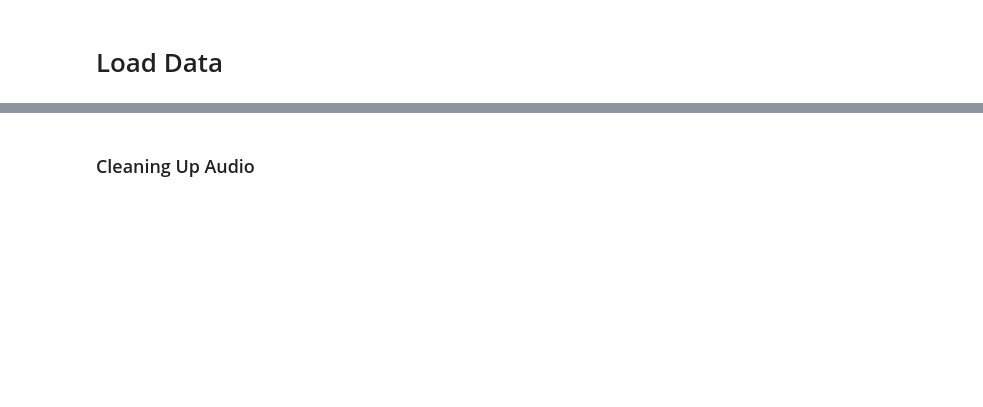
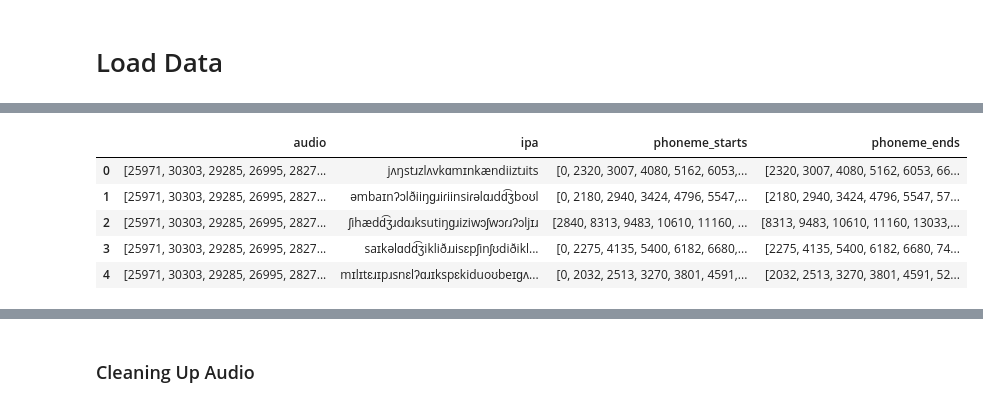
Before and after one commit to KoelLabs/ML, a Jupyter notebook: notebooks/TIMIT_Evaluation.ipynb, the cells around one changed output, grey strips where cells are left out. Cells and saved outputs as stored; diff of their text form; code cells hidden in the pictures; blank space fills up the shorter version.

```diff
--- a/notebooks/TIMIT_Evaluation.ipynb
+++ b/notebooks/TIMIT_Evaluation.ipynb
@@ -36,17 +37,6 @@ timit_files = timit.namelist()
 # %%
 
 test_files = list(set(map(lambda x: x.split('.')[0], filter(lambda x: x.startswith('data/TEST'), timit_files))))
-# %%
-
-def timit_file_to_dict(filename):
-    with timit.open(filename + '.PHN') as phn_file:
-        timestamped_phonemes = []
-        for line in phn_file.read().decode('utf-8').split('\n'):
-            if line == '':
-                continue
-            start, end, phoneme = line.split()
-            timestamped_phonemes.append((timit2ipa(phoneme, "eng"), int(start), int(end)))
-    return {'timestamped_phonemes': timestamped_phonemes, 'wav_filename': filename + '.WAV'}
 # %%
 WAV_HEADER_SIZE = 44
 def zipped_wav_to_array(filename):
@@ -83,0 +45,9 @@ test_df.head()
+# %%
+def remove_tie_symbol(phoneme):
+    # Replace the tie symbol (U+032F) in the affricate 'd͡ʒ' with an empty string
+    return phoneme.replace('͡', '')  # This removes the tie symbol from the phoneme
+
+# Example usage:
+phoneme = 'd͡ʒ'
+simplified_phoneme = remove_tie_symbol(phoneme)
+print(simplified_phoneme)  # Output will be 'dʒ'
@@ -83,0 +56,67 @@ test_df.head()
+# %%
+# First, ensure that the simplify_timit function is available and works
+def simplify_timit(phoneme):
+    # Substitute the phoneme based on the dictionary
+    substitution_dict = {
+        'ɾ̃': 'ɾ',  # Replace nasalized flap with plain flap
+        'ŋ̍': 'ŋ',  # Remove syllabic marker from 'ŋ̍'
+        'ə̥': 'ə',  # Remove voiceless marker from 'ə̥'
+        'ɝ': 'ɹ',   # Simplify rhotacized schwa to 'ɹ'
+        'ɚ': 'ɹ',   # Simplify rhotacized schwa to 'ɹ'
+        'l̩': 'l',   # Remove syllabic marker from 'l̩'
+        'm̩': 'm',   # Remove syllabic marker from 'm̩'
+        'n̩': 'n',   # Remove syllabic marker from 'n̩'
+        '̩': '',     # Remove syllabic marker
+        'ʉ': 'u',    # Replace high central rounded vowel with high back rounded vowel
+        'ɨ': 'i',    # Replace high central unrounded vowel with high front unrounded vowel
+        ' ': '',     # Remove nasalization marker
+        'ɦ': 'h',    # Replace voiceless glottal fricative with voiceless glottal fricative
+        '͡': '', # Simplify affricate to single character
+        # Add other necessary substitutions if needed
+    }
+    # Apply the substitution for the phoneme
+    return substitution_dict.get(phoneme, phoneme)  # Return simplified phoneme or the original if no replacement
+
+# Updated timit_file_to_dict to use the simplified IPA phonemes
+def timit_file_to_dict(filename):
+    with timit.open(filename + '.PHN') as phn_file:
+        timestamped_phonemes = []
+        for line in phn_file.read().decode('utf-8').split('\n'):
+            if line == '':
+                continue
+            start, end, phoneme = line.split()
+
+            # Convert to IPA first and then simplify the phoneme
+            simplified_phoneme = simplify_timit(timit2ipa(phoneme, "eng"))
+
+            # Now filter only the necessary characters (this simplifies the phoneme to the basic form)
+            cleaned_ipa = filter_chars(simplified_phoneme, filter_type="letters")
+
+            timestamped_phonemes.append((cleaned_ipa, int(start), int(end)))
+
+    return {'timestamped_phonemes': timestamped_phonemes, 'wav_filename': filename + '.WAV'}
+
+# Updated files_to_df to create DataFrame with cleaned-up phonemes
+def files_to_df(files):
+    records = []
+    for filename in files:
+        parsed = timit_file_to_dict(filename)
+        parsed['audio'] = zipped_wav_to_array(parsed['wav_filename'])
+        del parsed['wav_filename']
+        parsed['ipa'] = "".join(phoneme for phoneme, _, _ in parsed['timestamped_phonemes'])
+        parsed['phoneme_starts'] = [start for _, start, _ in parsed['timestamped_phonemes']]
+        parsed['phoneme_ends'] = [end for _, _, end in parsed['timestamped_phonemes']]
+        del parsed['timestamped_phonemes']
+        records.append(parsed)
+    return pd.DataFrame(records)
+
+# Call files_to_df for your test files
+test_df = files_to_df(test_files)
+test_df.head()
+# %% [output]
+|  | audio | ipa | phoneme_starts | phoneme_ends |
+| 0 | [25971, 30303, 29285, 26995, 2827... | jʌŋstɹzlʌvkɑmɪnkændiiztɹits | [0, 2320, 3007, 4080, 5162, 6053,... | [2320, 3007, 4080, 5162, 6053, 66... |
+| 1 | [25971, 30303, 29285, 26995, 2827... | əmbaɪnʔɔlðiiŋɡɹiɾiinsiɾəlɑɹdd͡ʒboʊl | [0, 2180, 2940, 3424, 4796, 5547,... | [2180, 2940, 3424, 4796, 5547, 57... |
+| 2 | [25971, 30303, 29285, 26995, 2827... | ʃihædd͡ʒɹdɑɹksutiŋɡɹiziwɔʃwɔɾɹʔɔljɪɹ | [2840, 8313, 9483, 10610, 11160, ... | [8313, 9483, 10610, 11160, 13033,... |
+| 3 | [25971, 30303, 29285, 26995, 2827... | saɪkəlɑdd͡ʒikliðɹɹisɛpʃinʃʊdiðikl... | [0, 2275, 4135, 5400, 6182, 6680,... | [2275, 4135, 5400, 6182, 6680, 74... |
+| 4 | [25971, 30303, 29285, 26995, 2827... | mɪlɪtɛɹɪpɹsnɛlʔɑɹɪkspɛkiduoʊbeɪɡʌ... | [0, 2032, 2513, 3270, 3801, 4591,... | [2032, 2513, 3270, 3801, 4591, 52... |
```
Also changed, not shown: parts of 36 cells of this notebook, 6 other files.
